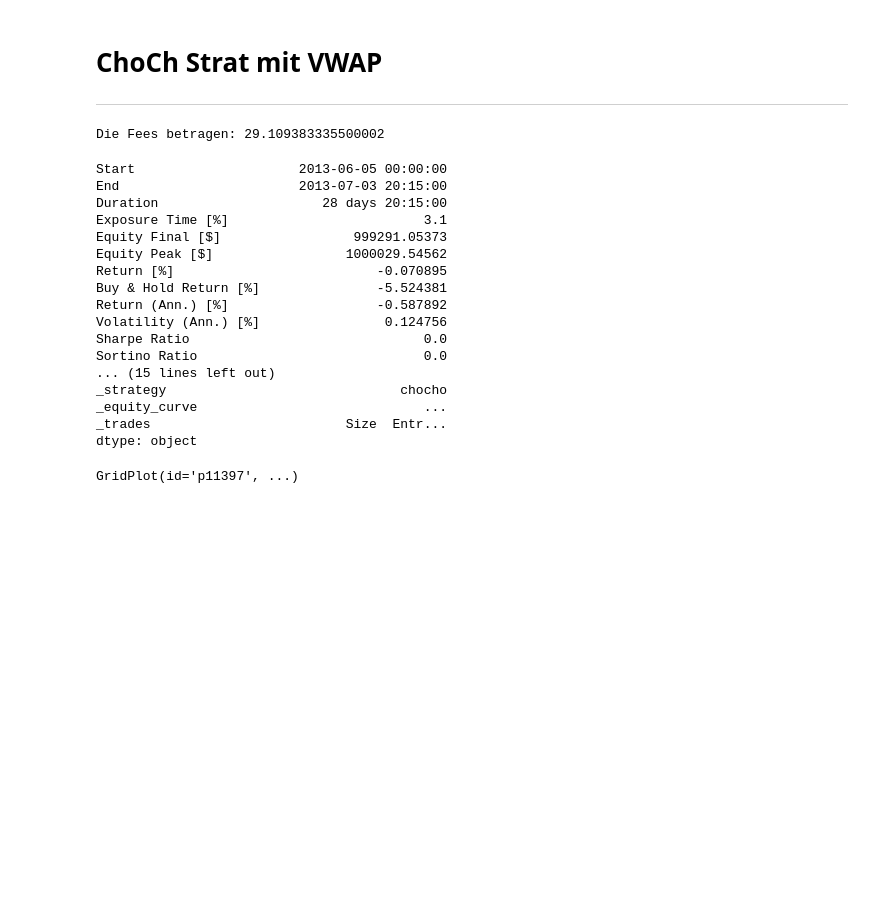
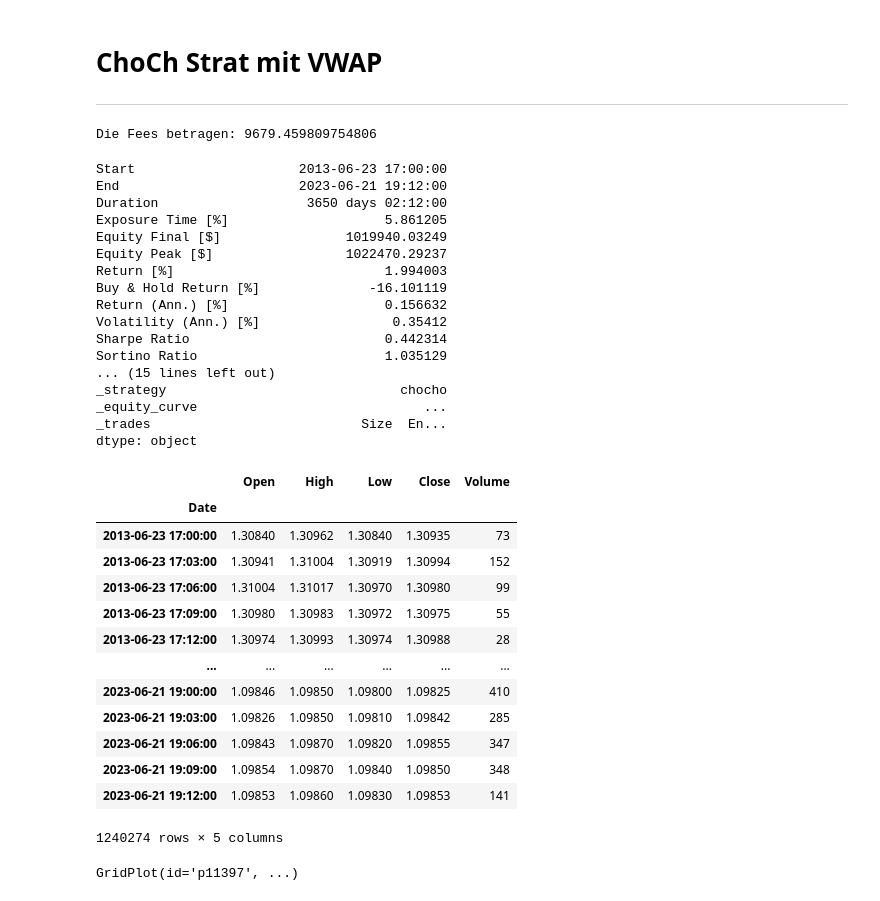
Before and after one commit to d3nnis2001/PIES, a Jupyter notebook: algo.ipynb, the cells around one changed output. Cells and saved outputs as stored; diff of their text form; code cells hidden in the pictures; blank space fills up the shorter version.

```diff
--- a/algo.ipynb
+++ b/algo.ipynb
@@ -30,8 +30,7 @@ def format_data(dataname, timeframe="3T"):
         daten.set_index("Date", inplace=True)
         daten.index = pd.to_datetime(daten.index)
     daten.drop_duplicates(inplace=True)
-    if timeframe != "3T":
-        daten = daten.resample(timeframe).agg({'Open': 'first', 'High': 'max', 'Low': 'min', 'Close': 'last', 'Volume': 'sum'})
+    daten = daten.resample(timeframe).agg({'Open': 'first', 'High': 'max', 'Low': 'min', 'Close': 'last', 'Volume': 'sum'})
     daten.dropna(inplace=True)
     return daten
 # %% [markdown]
@@ -422,30 +421,49 @@ class chocho(Strategy):
             file_path = folder_path + file_name
             save_list_as_csv(self.log, file_path)
 
-data = format_data("AUDUSD", "3T")
+data = format_data("EURUSD1", "3T")
 
 bt = Backtest(data, chocho, cash=1000000, commission=0.00)
 stats = bt.run()
 stats
 # %% [output]
-Die Fees betragen: 29.109383335500002
+Die Fees betragen: 9679.459809754806
-Start                     2013-06-05 00:00:00
-End                       2013-07-03 20:15:00
-Duration                     28 days 20:15:00
-Exposure Time [%]                         3.1
-Equity Final [$]                 999291.05373
-Equity Peak [$]                 1000029.54562
-Return [%]                          -0.070895
-Buy & Hold Return [%]               -5.524381
-Return (Ann.) [%]                   -0.587892
-Volatility (Ann.) [%]                0.124756
-Sharpe Ratio                              0.0
-Sortino Ratio                             0.0
+Start                     2013-06-23 17:00:00
+End                       2023-06-21 19:12:00
+Duration                   3650 days 02:12:00
+Exposure Time [%]                    5.861205
+Equity Final [$]                1019940.03249
+Equity Peak [$]                 1022470.29237
+Return [%]                           1.994003
+Buy & Hold Return [%]              -16.101119
+Return (Ann.) [%]                    0.156632
+Volatility (Ann.) [%]                 0.35412
+Sharpe Ratio                         0.442314
+Sortino Ratio                        1.035129
 ... (15 lines left out)
 _strategy                              chocho
 _equity_curve                             ...
-_trades                         Size  Entr...
+_trades                           Size  En...
 dtype: object
+# %%
+idk = format_data("EURUSD1", "3T")
+# %%
+idk
+# %% [output]
+|  | Open | High | Low | Close | Volume |
+| Date |  |  |  |  |  |
+| 2013-06-23 17:00:00 | 1.30840 | 1.30962 | 1.30840 | 1.30935 | 73 |
+| 2013-06-23 17:03:00 | 1.30941 | 1.31004 | 1.30919 | 1.30994 | 152 |
+| 2013-06-23 17:06:00 | 1.31004 | 1.31017 | 1.30970 | 1.30980 | 99 |
+| 2013-06-23 17:09:00 | 1.30980 | 1.30983 | 1.30972 | 1.30975 | 55 |
+| 2013-06-23 17:12:00 | 1.30974 | 1.30993 | 1.30974 | 1.30988 | 28 |
+| ... | ... | ... | ... | ... | ... |
+| 2023-06-21 19:00:00 | 1.09846 | 1.09850 | 1.09800 | 1.09825 | 410 |
+| 2023-06-21 19:03:00 | 1.09826 | 1.09850 | 1.09810 | 1.09842 | 285 |
+| 2023-06-21 19:06:00 | 1.09843 | 1.09870 | 1.09820 | 1.09855 | 347 |
+| 2023-06-21 19:09:00 | 1.09854 | 1.09870 | 1.09840 | 1.09850 | 348 |
+| 2023-06-21 19:12:00 | 1.09853 | 1.09860 | 1.09830 | 1.09853 | 141 |
+1240274 rows × 5 columns
 # %%
 bt.plot()
 # %% [output]
```
Also changed, not shown: parts of 1 cell of this notebook, 1 other file.
